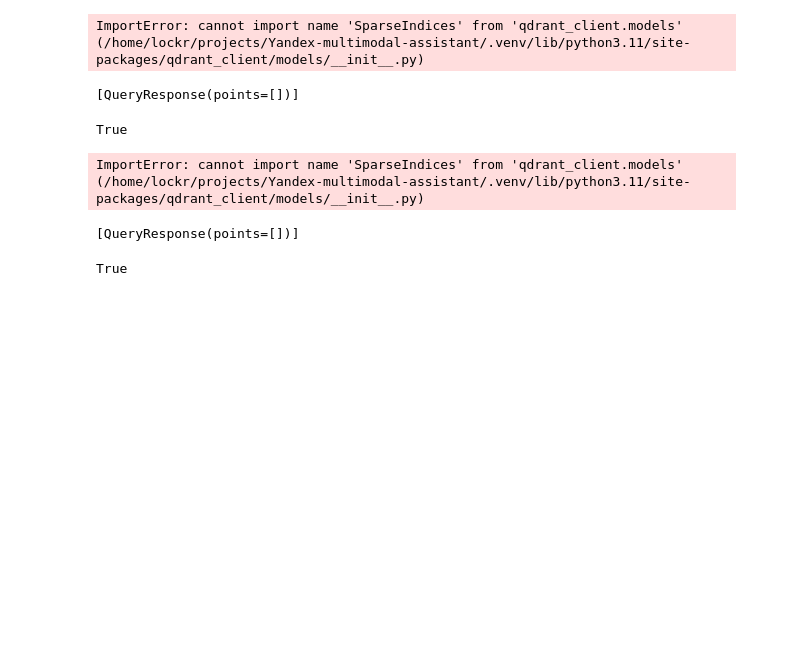
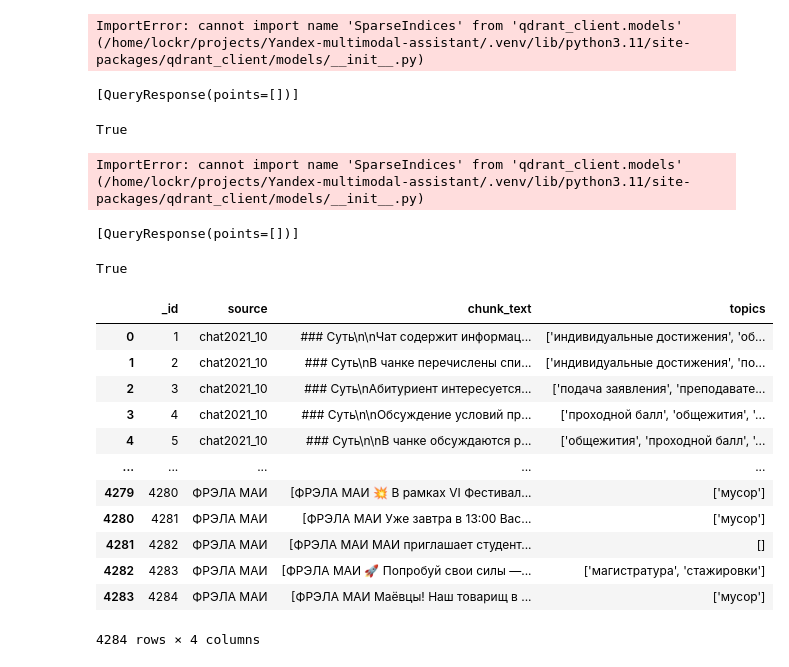
Before and after one commit to TheoDaimonn/Yandex-multimodal-assistant, a Jupyter notebook: research/agent/agent.ipynb, the cells around one changed output. Saved outputs shown, nothing was run; the diff lists cells and outputs as text; code cells hidden in the pictures; blank space fills up the shorter version.

```diff
--- a/research/agent/agent.ipynb
+++ b/research/agent/agent.ipynb
@@ -487,3 +487,22 @@ client.delete_collection("Collection_pdf")
 True
 # %%
 client.create_snapshot("Collection_pdf", wait=False)
+# %%
+
+from datasets import Dataset
+import pandas as pd
+df.to_pandas()
+# %% [output]
+|  | _id | source | chunk_text | topics |
+| 0 | 1 | chat2021_10 | ### Суть\n\nЧат содержит информац... | ['индивидуальные достижения', 'об... |
+| 1 | 2 | chat2021_10 | ### Суть\nВ чанке перечислены спи... | ['индивидуальные достижения', 'по... |
+| 2 | 3 | chat2021_10 | ### Суть\nАбитуриент интересуется... | ['подача заявления', 'преподавате... |
+| 3 | 4 | chat2021_10 | ### Суть\n\nОбсуждение условий пр... | ['проходной балл', 'общежития', '... |
+| 4 | 5 | chat2021_10 | ### Суть\n\nВ чанке обсуждаются р... | ['общежития', 'проходной балл', '... |
+| ... | ... | ... | ... | ... |
+| 4279 | 4280 | ФРЭЛА МАИ | [ФРЭЛА МАИ 💥 В рамках VI Фестивал... | ['мусор'] |
+| 4280 | 4281 | ФРЭЛА МАИ | [ФРЭЛА МАИ Уже завтра в 13:00 Вас... | ['мусор'] |
+| 4281 | 4282 | ФРЭЛА МАИ | [ФРЭЛА МАИ МАИ приглашает студент... | [] |
+| 4282 | 4283 | ФРЭЛА МАИ | [ФРЭЛА МАИ 🚀 Попробуй свои силы —... | ['магистратура', 'стажировки'] |
+| 4283 | 4284 | ФРЭЛА МАИ | [ФРЭЛА МАИ Маёвцы! Наш товарищ в ... | ['мусор'] |
+4284 rows × 4 columns
```
Also changed, not shown: parts of 1 cell of this notebook, 2 other files.
